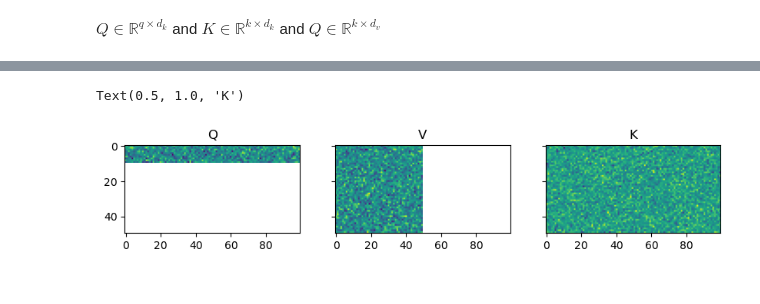
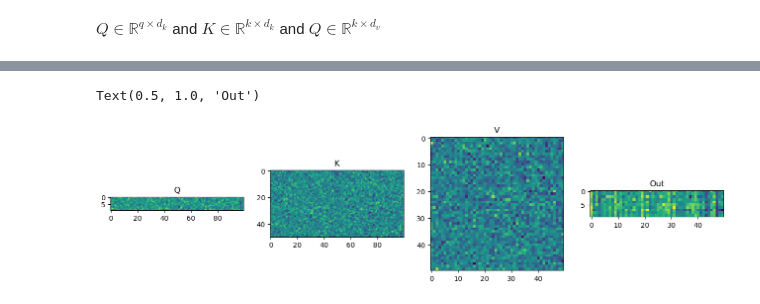
Before and after one commit to alec-flowers/transformer, a Jupyter notebook: transformer.ipynb, the cells around one changed output, grey strips where cells are left out. Drawn from its saved outputs; the diff is of its cells as text; code cells hidden in the pictures.

Commit message:
begin attention class

```diff
--- a/transformer.ipynb
+++ b/transformer.ipynb
@@ -6,9 +10,10 @@ $ Q \in \mathbb{R}^{q \times d_k}$ and $ K \in \mathbb{R}^{k \times d_k}$ and $
 # %%
 softmax = lambda x: np.exp(x) / np.sum(np.exp(x), axis=-1, keepdims=True)
 
+
 def attention(Q, K, V):
     d_k = Q.shape[-1]
-    return softmax((Q @ K.T) / np.sqrt(d_k)) * V
+    return softmax((Q @ K.T) / np.sqrt(d_k)) @ V
 # %%
 q = 10
 d_k = 100
@@ -18,3 +23,5 @@ d_v = 50
 Q = np.random.normal(0, 1, size=(q, d_k))
 K = np.random.normal(0, 1, size=(k, d_k))
 V = np.random.normal(0, 1, size=(k, d_v))
+out = attention(Q, K, V)
+print(V)
@@ -21,11 +46,13 @@ V = np.random.normal(0, 1, size=(k, d_v))
 # %%
-fig, axs = plt.subplots(1,3, sharex=True, sharey=True, figsize=(10,8))
+fig, axs = plt.subplots(1,4, figsize=(16,4))
 axs[0].imshow(Q)
 axs[0].set_title("Q")
-axs[2].imshow(K)
-axs[2].set_title("K")
-axs[1].imshow(V)
-axs[1].set_title("V")
+axs[1].imshow(K)
+axs[1].set_title("K")
+axs[2].imshow(V)
+axs[2].set_title("V")
+axs[3].imshow(out)
+axs[3].set_title("Out")
 # %% [output]
-Text(0.5, 1.0, 'K')
+Text(0.5, 1.0, 'Out')
-[figure, old version]
+[figure, new version]
```
Also changed, not shown: parts of 9 cells of this notebook.
